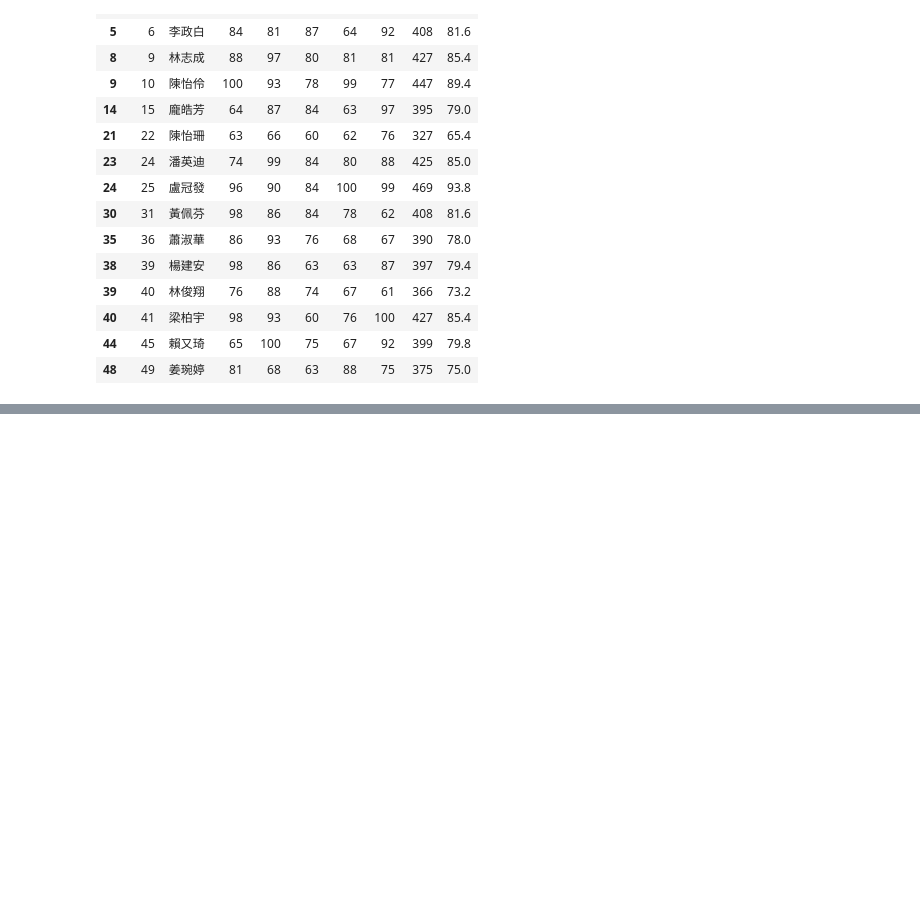
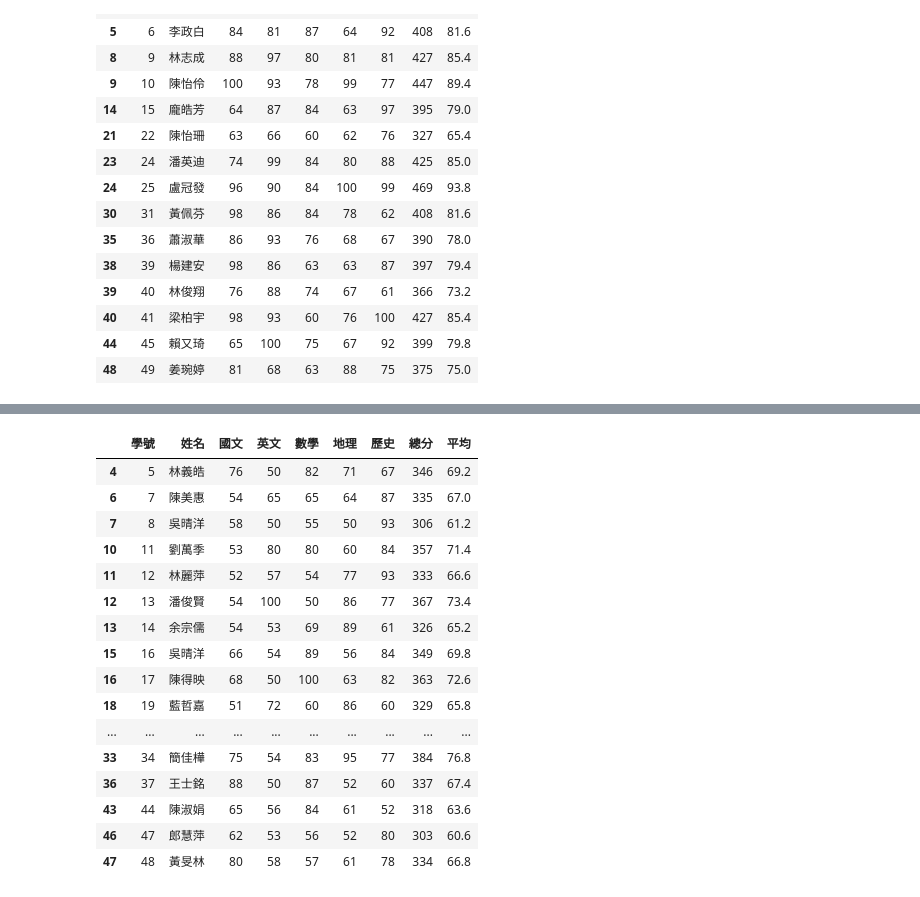
Before and after one commit to tedchien/2023_07_25_2, a Jupyter notebook: lesson17_6.ipynb, the cells around one changed output, grey strips where cells are left out. Saved outputs shown, nothing was run; the diff lists cells and outputs as text; code cells hidden in the pictures; blank space fills up the shorter version.

```diff
--- a/lesson17_6.ipynb
+++ b/lesson17_6.ipynb
@@ -122,0 +140,21 @@ df[(df['國文'] >= 60) & (df['英文'] >= 60) & (df['數學'] >= 60) & (df['地
+# %%
+#國文不及格 或 英文不及格
+df[(df['國文'] < 60) | (df['英文'] < 60)]
+# %% [output]
+|  | 學號 | 姓名 | 國文 | 英文 | 數學 | 地理 | 歷史 | 總分 | 平均 |
+| 4 | 5 | 林義皓 | 76 | 50 | 82 | 71 | 67 | 346 | 69.2 |
+| 6 | 7 | 陳美惠 | 54 | 65 | 65 | 64 | 87 | 335 | 67.0 |
+| 7 | 8 | 吳晴洋 | 58 | 50 | 55 | 50 | 93 | 306 | 61.2 |
+| 10 | 11 | 劉萬季 | 53 | 80 | 80 | 60 | 84 | 357 | 71.4 |
+| 11 | 12 | 林麗萍 | 52 | 57 | 54 | 77 | 93 | 333 | 66.6 |
+| 12 | 13 | 潘俊賢 | 54 | 100 | 50 | 86 | 77 | 367 | 73.4 |
+| 13 | 14 | 余宗儒 | 54 | 53 | 69 | 89 | 61 | 326 | 65.2 |
+| 15 | 16 | 吳晴洋 | 66 | 54 | 89 | 56 | 84 | 349 | 69.8 |
+| 16 | 17 | 陳得映 | 68 | 50 | 100 | 63 | 82 | 363 | 72.6 |
+| 18 | 19 | 藍哲嘉 | 51 | 72 | 60 | 86 | 60 | 329 | 65.8 |
+| ... | ... | ... | ... | ... | ... | ... | ... | ... | ... |
+| 33 | 34 | 簡佳樺 | 75 | 54 | 83 | 95 | 77 | 384 | 76.8 |
+| 36 | 37 | 王士銘 | 88 | 50 | 87 | 52 | 60 | 337 | 67.4 |
+| 43 | 44 | 陳淑娟 | 65 | 56 | 84 | 61 | 52 | 318 | 63.6 |
+| 46 | 47 | 郎慧萍 | 62 | 53 | 56 | 52 | 80 | 303 | 60.6 |
+| 47 | 48 | 黃旻林 | 80 | 58 | 57 | 61 | 78 | 334 | 66.8 |
```
Also changed, not shown: parts of 1 cell of this notebook.
